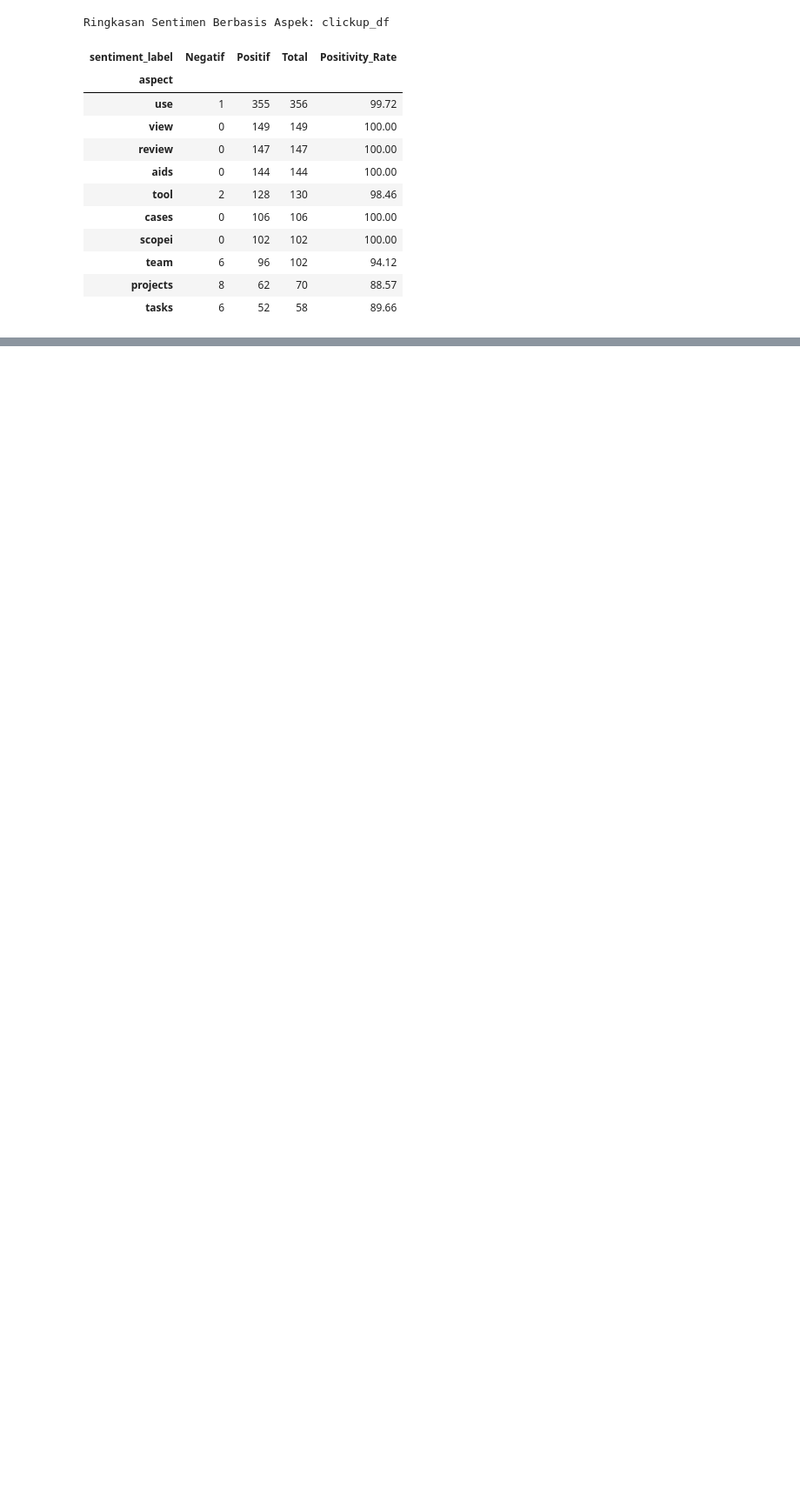
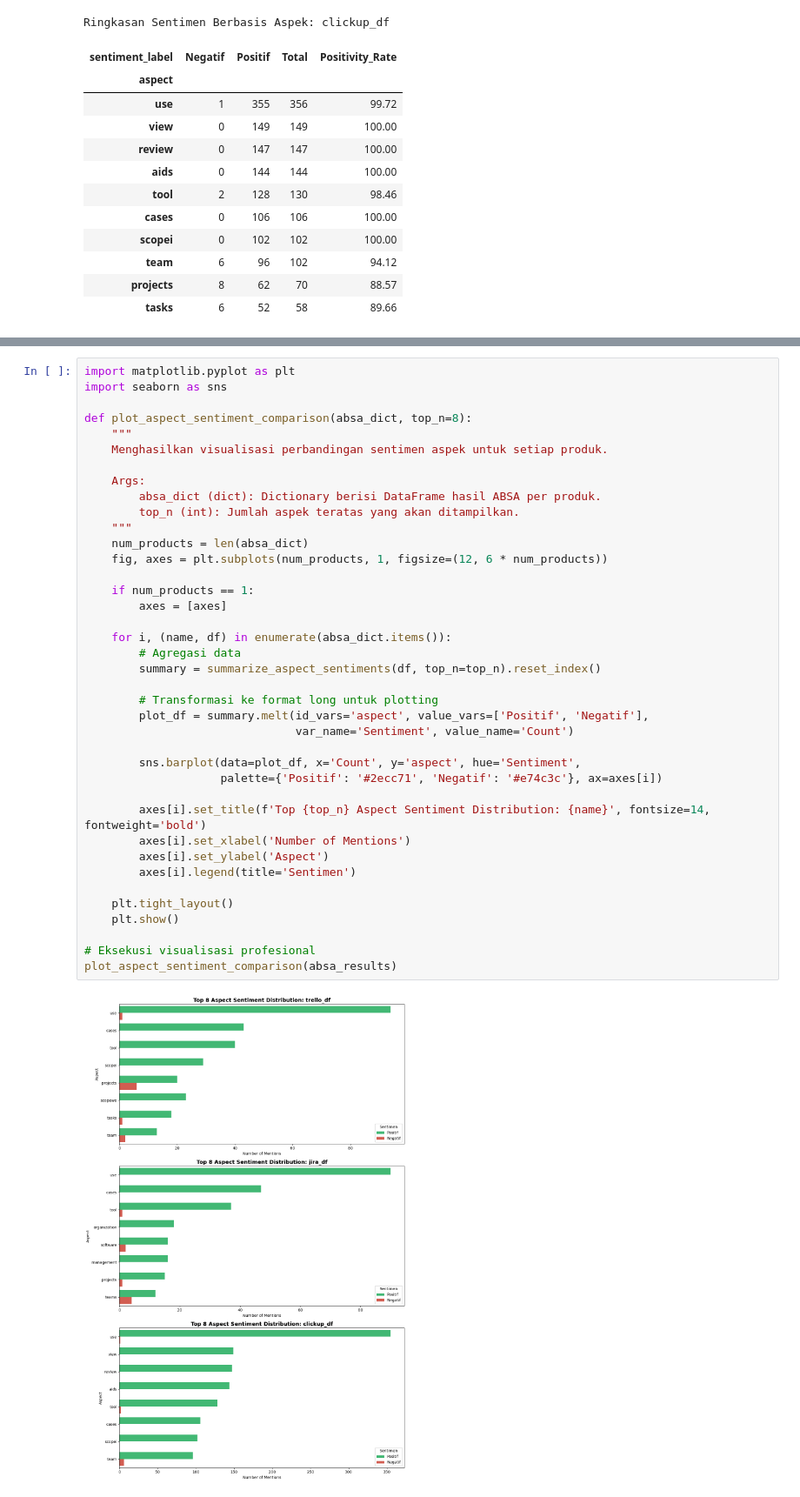
Before and after one commit to LatiefDataVisionary/pm-tools-absa-analysis, a Jupyter notebook: notebook/EDA_Clean_TrustRadius.ipynb, the cells around one changed output, grey strips where cells are left out. Shown at 87% size. Cells and saved outputs as stored; diff of their text form; blank space fills up the shorter version.

```diff
--- a/notebook/EDA_Clean_TrustRadius.ipynb
+++ b/notebook/EDA_Clean_TrustRadius.ipynb
@@ -828,0 +833,41 @@ Ringkasan Sentimen Berbasis Aspek: clickup_df
+# %%
+import matplotlib.pyplot as plt
+import seaborn as sns
+
+def plot_aspect_sentiment_comparison(absa_dict, top_n=8):
+    """
+    Menghasilkan visualisasi perbandingan sentimen aspek untuk setiap produk.
+
+    Args:
+        absa_dict (dict): Dictionary berisi DataFrame hasil ABSA per produk.
+        top_n (int): Jumlah aspek teratas yang akan ditampilkan.
+    """
+    num_products = len(absa_dict)
+    fig, axes = plt.subplots(num_products, 1, figsize=(12, 6 * num_products))
+
+    if num_products == 1:
+        axes = [axes]
+
+    for i, (name, df) in enumerate(absa_dict.items()):
+        # Agregasi data
+        summary = summarize_aspect_sentiments(df, top_n=top_n).reset_index()
+
+        # Transformasi ke format long untuk plotting
+        plot_df = summary.melt(id_vars='aspect', value_vars=['Positif', 'Negatif'],
+                               var_name='Sentiment', value_name='Count')
+
+        sns.barplot(data=plot_df, x='Count', y='aspect', hue='Sentiment',
+                    palette={'Positif': '#2ecc71', 'Negatif': '#e74c3c'}, ax=axes[i])
+
+        axes[i].set_title(f'Top {top_n} Aspect Sentiment Distribution: {name}', fontsize=14, fontweight='bold')
+        axes[i].set_xlabel('Number of Mentions')
+        axes[i].set_ylabel('Aspect')
+        axes[i].legend(title='Sentimen')
+
+    plt.tight_layout()
+    plt.show()
+
+# Eksekusi visualisasi profesional
+plot_aspect_sentiment_comparison(absa_results)
+# %% [output]
+[figure, added]
```
Also changed, not shown: parts of 3 cells of this notebook.
